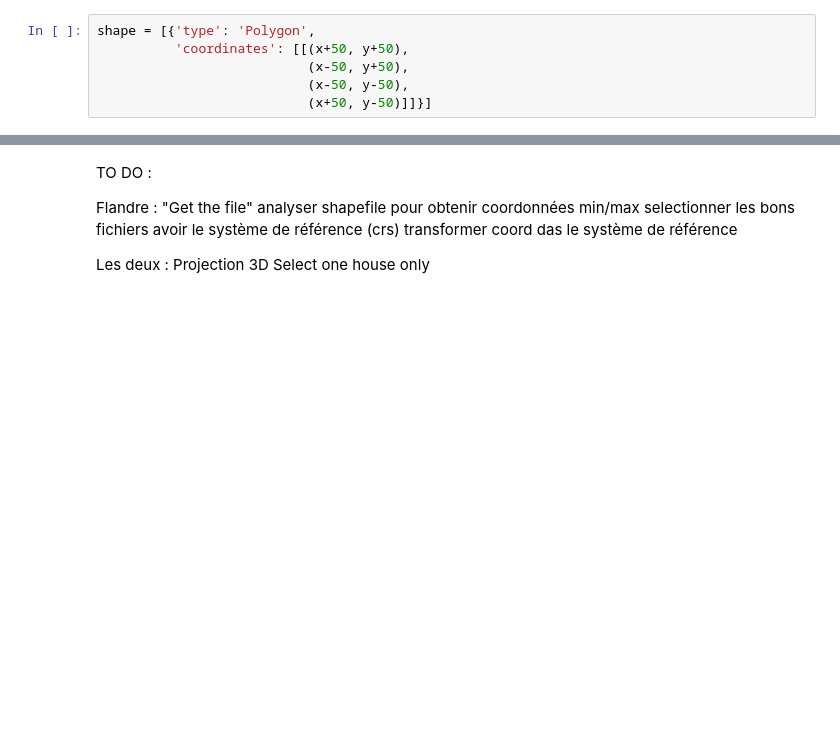
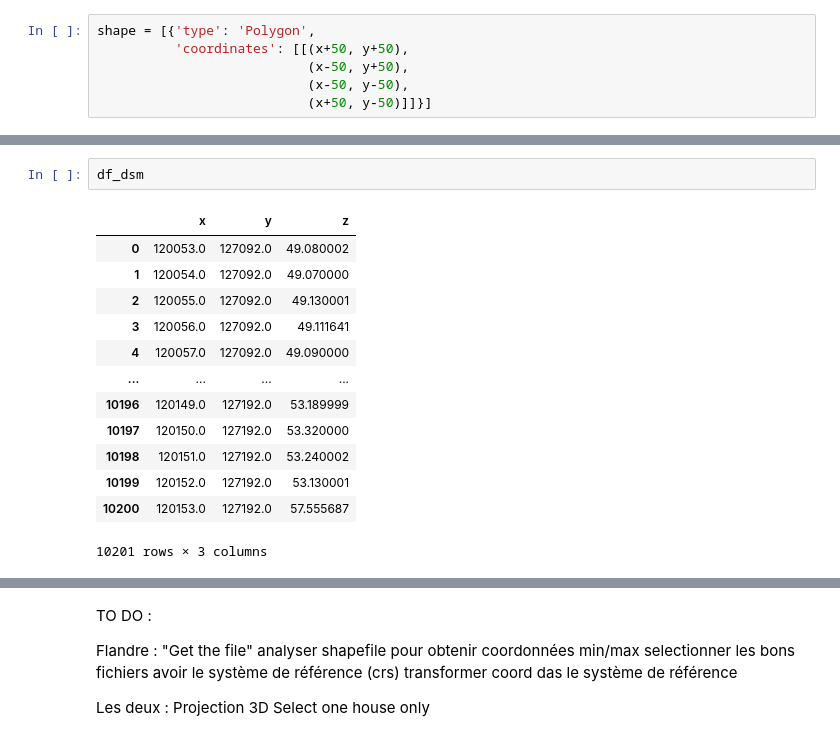
Before and after one commit to Demesmaeker/3D_Houses, a Jupyter notebook: App/main.ipynb, the cells around one changed output, grey strips where cells are left out. Drawn from its saved outputs; the diff is of its cells as text; blank space fills up the shorter version.

```diff
--- a/App/main.ipynb
+++ b/App/main.ipynb
@@ -280,0 +280,16 @@ df
+# %%
+df_dsm
+# %% [output]
+|  | x | y | z |
+| 0 | 120053.0 | 127092.0 | 49.080002 |
+| 1 | 120054.0 | 127092.0 | 49.070000 |
+| 2 | 120055.0 | 127092.0 | 49.130001 |
+| 3 | 120056.0 | 127092.0 | 49.111641 |
+| 4 | 120057.0 | 127092.0 | 49.090000 |
+| ... | ... | ... | ... |
+| 10196 | 120149.0 | 127192.0 | 53.189999 |
+| 10197 | 120150.0 | 127192.0 | 53.320000 |
+| 10198 | 120151.0 | 127192.0 | 53.240002 |
+| 10199 | 120152.0 | 127192.0 | 53.130001 |
+| 10200 | 120153.0 | 127192.0 | 57.555687 |
+10201 rows × 3 columns
```
Also changed, not shown: parts of 31 cells of this notebook, 3 other files.
